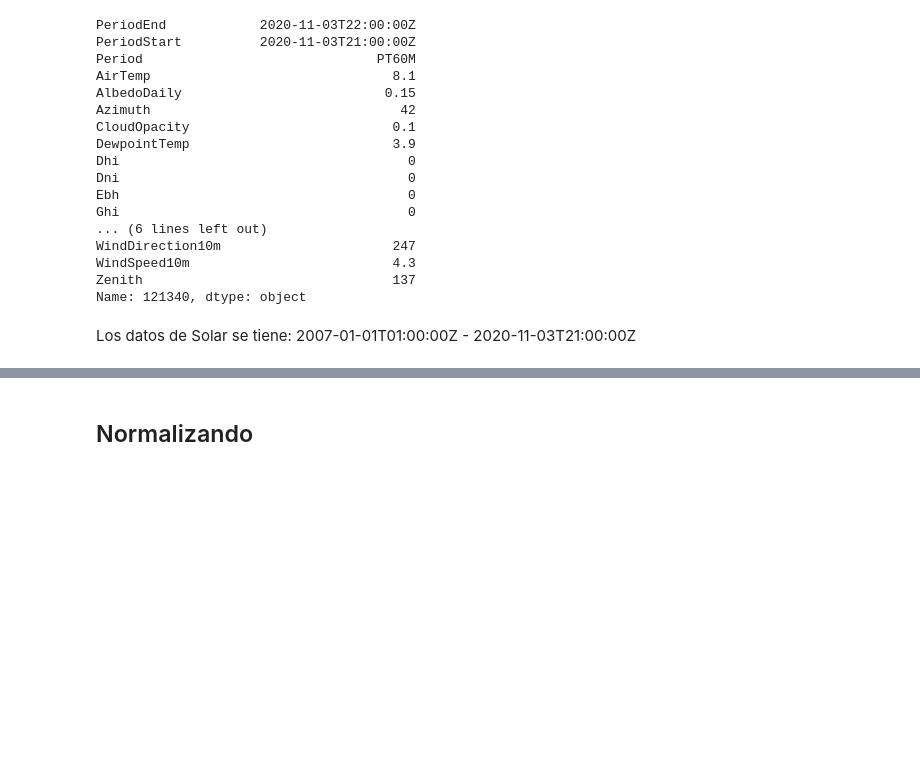
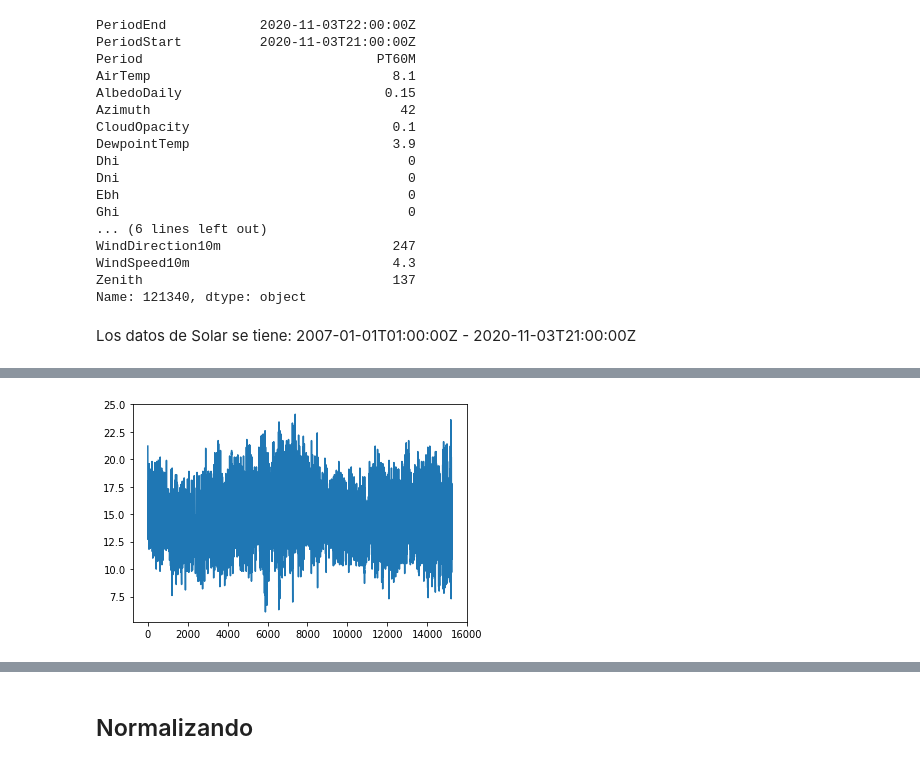
Before and after one commit to sofgutierrez6/ProyectoGrado, a Jupyter notebook: Data_Adaptation.ipynb, the cells around one changed output, grey strips where cells are left out. Cells and saved outputs as stored; diff of their text form; code cells hidden in the pictures; blank space fills up the shorter version.

```diff
--- a/Data_Adaptation.ipynb
+++ b/Data_Adaptation.ipynb
@@ -357,0 +521,6 @@ Los datos de Solar se tiene: 2007-01-01T01:00:00Z - 2020-11-03T21:00:00Z
+# %%
+plt.plot(x2,datosSD['Temp - °C'])
+plt.show()
+"""falta machear las horas"""
+# %% [output]
+[figure, added]
```
Also changed, not shown: parts of 111 cells of this notebook, 8 other files.
